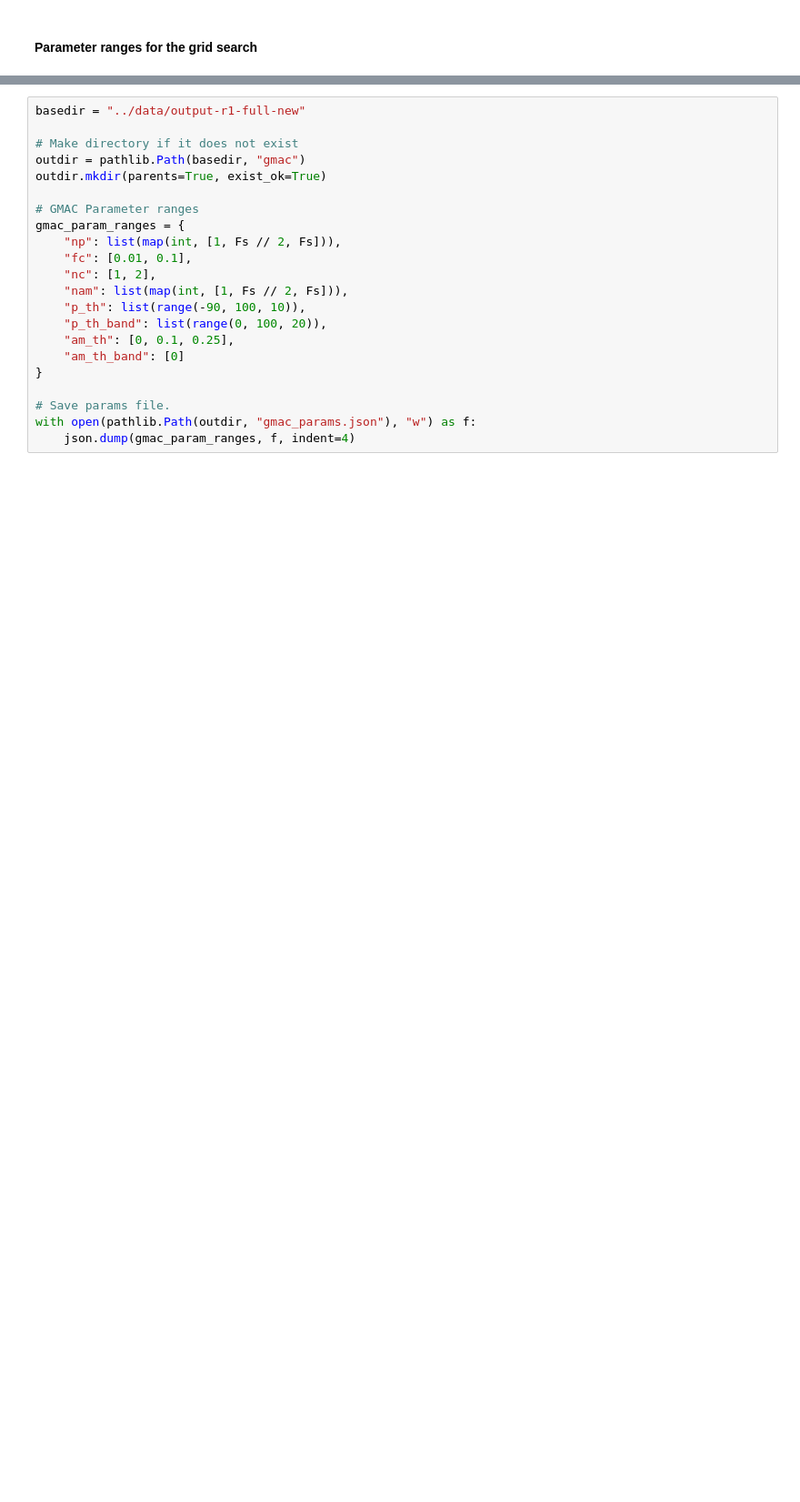
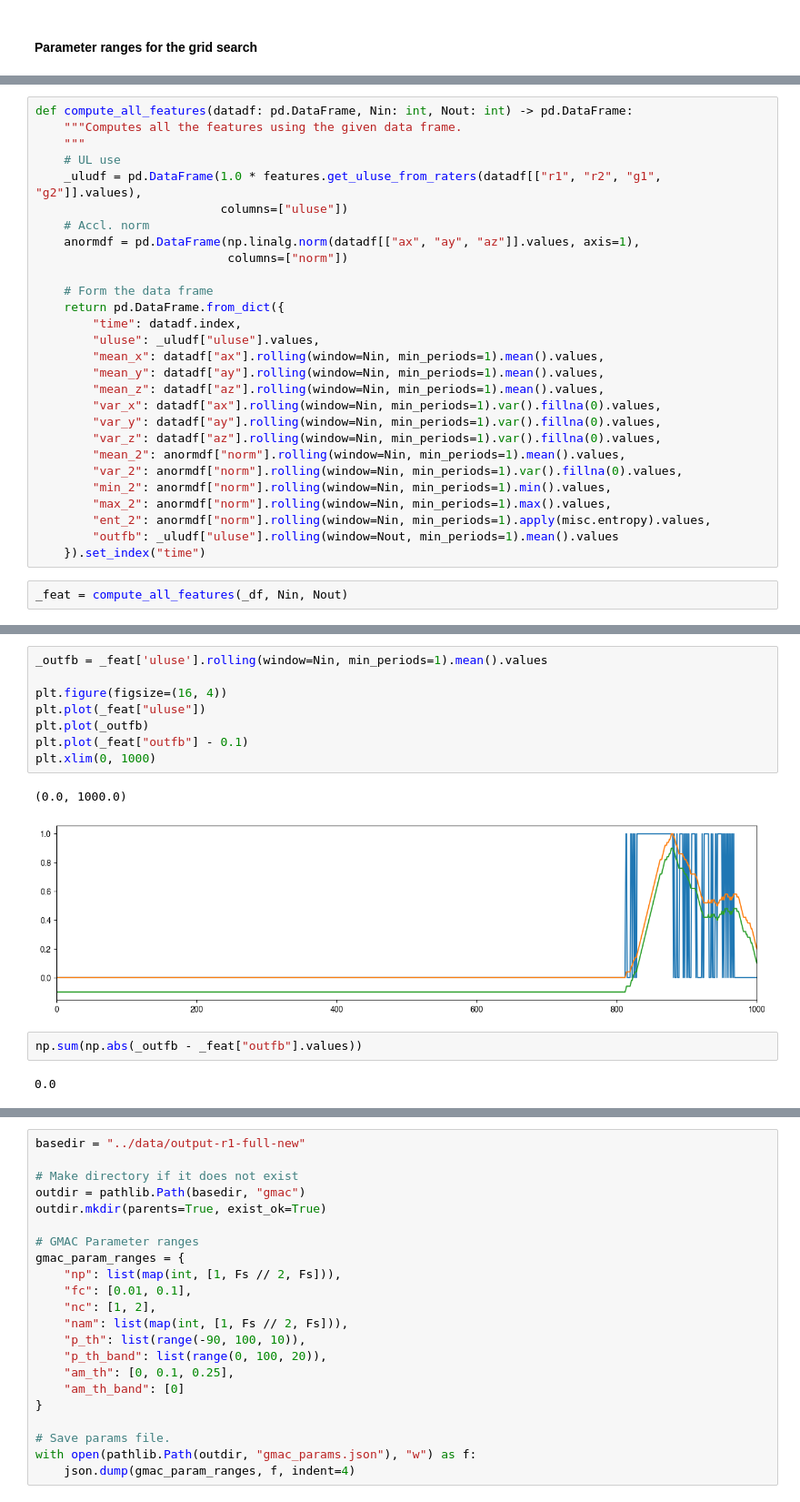
Before and after one commit to siva82kb/uluse_with_output_feedback, a Jupyter notebook: notebooks/01-rf-feedback-intersubject.ipynb, the cells around one changed output, grey strips where cells are left out. Shown: that part at 91% size. Saved outputs shown, nothing was run; the diff lists cells and outputs as text; blank space fills up the shorter version.

```diff
--- a/notebooks/01-rf-feedback-intersubject.ipynb
+++ b/notebooks/01-rf-feedback-intersubject.ipynb
@@ -142,0 +223,30 @@ def compute_confusion_matrix(actual: np.array, estimated: np.array) -> np.array:
+# %%
+def compute_all_features(datadf: pd.DataFrame, Nin: int, Nout: int) -> pd.DataFrame:
+    """Computes all the features using the given data frame.
+    """
+    # UL use
+    _uludf = pd.DataFrame(1.0 * features.get_uluse_from_raters(datadf[["r1", "r2", "g1", "g2"]].values),
+                          columns=["uluse"])
+    # Accl. norm
+    anormdf = pd.DataFrame(np.linalg.norm(datadf[["ax", "ay", "az"]].values, axis=1),
+                           columns=["norm"])
+
+    # Form the data frame
+    return pd.DataFrame.from_dict({
+        "time": datadf.index,
+        "uluse": _uludf["uluse"].values,
+        "mean_x": datadf["ax"].rolling(window=Nin, min_periods=1).mean().values,
+        "mean_y": datadf["ay"].rolling(window=Nin, min_periods=1).mean().values,
+        "mean_z": datadf["az"].rolling(window=Nin, min_periods=1).mean().values,
+        "var_x": datadf["ax"].rolling(window=Nin, min_periods=1).var().fillna(0).values,
+        "var_y": datadf["ay"].rolling(window=Nin, min_periods=1).var().fillna(0).values,
+        "var_z": datadf["az"].rolling(window=Nin, min_periods=1).var().fillna(0).values,
+        "mean_2": anormdf["norm"].rolling(window=Nin, min_periods=1).mean().values,
+        "var_2": anormdf["norm"].rolling(window=Nin, min_periods=1).var().fillna(0).values,
+        "min_2": anormdf["norm"].rolling(window=Nin, min_periods=1).min().values,
+        "max_2": anormdf["norm"].rolling(window=Nin, min_periods=1).max().values,
+        "ent_2": anormdf["norm"].rolling(window=Nin, min_periods=1).apply(misc.entropy).values,
+        "outfb": _uludf["uluse"].rolling(window=Nout, min_periods=1).mean().values
+    }).set_index("time")
+# %%
+_feat = compute_all_features(_df, Nin, Nout)
@@ -142,0 +283,15 @@ def compute_confusion_matrix(actual: np.array, estimated: np.array) -> np.array:
+# %%
+_outfb = _feat['uluse'].rolling(window=Nin, min_periods=1).mean().values
+
+plt.figure(figsize=(16, 4))
+plt.plot(_feat["uluse"])
+plt.plot(_outfb)
+plt.plot(_feat["outfb"] - 0.1)
+plt.xlim(0, 1000)
+# %% [output]
+(0.0, 1000.0)
+[figure, added]
+# %%
+np.sum(np.abs(_outfb - _feat["outfb"].values))
+# %% [output]
+0.0
```
Also changed, not shown: parts of 22 cells of this notebook, 5 other files.
